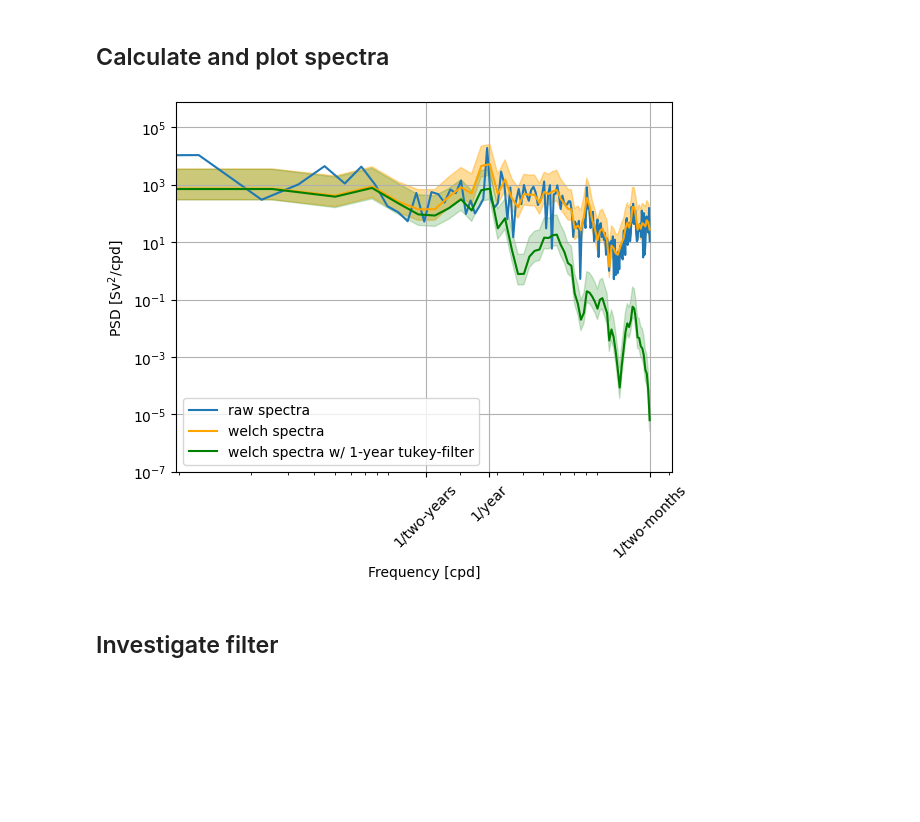
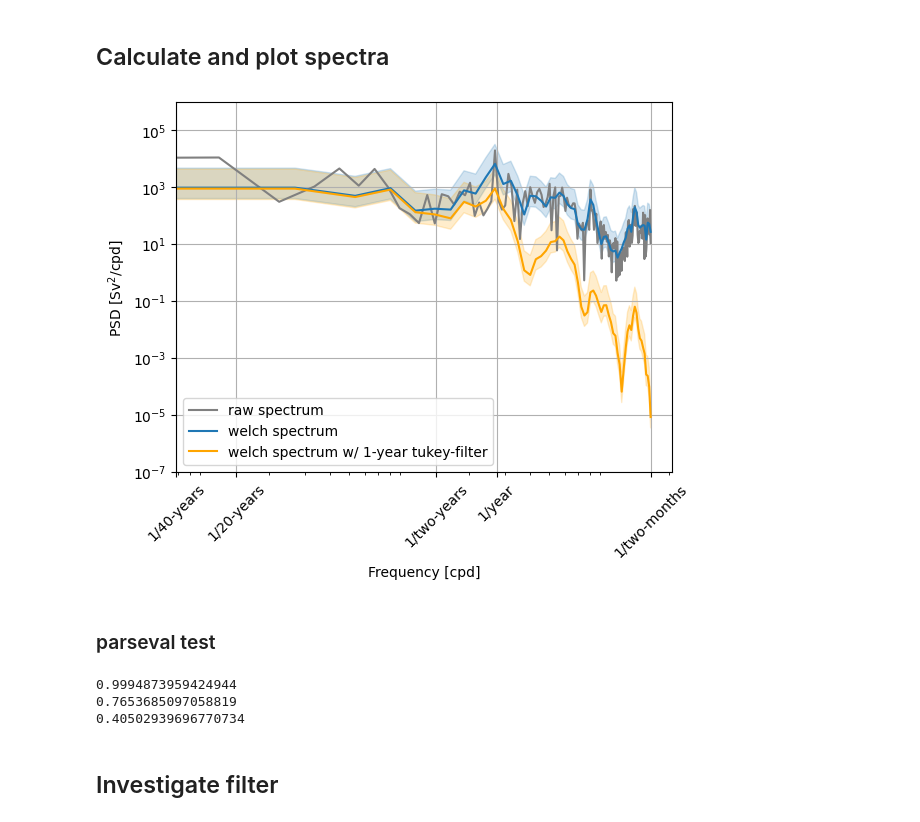
Before and after one commit to arvedlattekamp/arved-assignment2, a Jupyter notebook: notebooks/assignment1.ipynb, the cells around one changed output. Drawn from its saved outputs; the diff is of its cells as text; code cells hidden in the pictures; blank space fills up the shorter version.

```diff
--- a/notebooks/assignment1.ipynb
+++ b/notebooks/assignment1.ipynb
@@ -24,5 +24,5 @@ filtred_MOC=filters.tukey_lowpass(ds["MOC"],12,True)
 # %% [markdown]
 ## Plot timeseries and histogram
 # %%
-plt.rcParams.update({"font.size":14})
+plt.rcParams.update({"font.size":16})
 # %%
@@ -66,31 +81,46 @@ analysis.summary_stats(MOC)
 plt.rcParams.update({"font.size":10})
 # %%
 f,psd=spectra.raw_periodogram(MOC,31)
-fw,psdw,lo,hi=spectra.welch_psd(MOC,31,128,confint=True)
-fwf,psdwf,lof,hif=spectra.welch_psd(filtred_MOC,31,128,confint=True)
+fw,psdw,lo,hi=spectra.welch_psd(MOC,31,120,confint=True)
+fwf,psdwf,lof,hif=spectra.welch_psd(filtred_MOC,31,120,confint=True)
 
 periods = {
         "1/day":    1 / 1,
         "1/week":   1 / 7,
         "1/month":  1 / 30,
         "1/year":   1 / 365,
     }
 
 
-plt.loglog(f,psd,label="raw spectra")
-plt.loglog(fw,psdw,label="welch spectra",c="orange")
-plt.fill_between(fw,psdw*lo,psdw*hi,alpha=0.4,color="orange")
-plt.loglog(fwf,psdwf,label="welch spectra w/ 1-year tukey-filter",c="green")
-plt.fill_between(fwf,psdwf*lof,psdwf*hif,alpha=0.2,color="green")
-plt.xticks([1/730, 1/365, 1/62,],["1/two-years","1/year", "1/two-months"],rotation=45)
+plt.loglog(f,psd,label="raw spectrum", c="grey")
+plt.loglog(fw,psdw,label="welch spectrum",c="tab:blue")
+plt.fill_between(fw,psdw*lo,psdw*hi,alpha=0.2,color="tab:blue")
+plt.loglog(fwf,psdwf,label="welch spectrum w/ 1-year tukey-filter",c="orange")
+plt.fill_between(fwf,psdwf*lof,psdwf*hif,alpha=0.2,color="orange")
+plt.xticks([1/(40*365),1/(20*365),1/730, 1/365, 1/62,],["1/40-years","1/20-years","1/two-years","1/year", "1/two-months"],rotation=45)
 plt.grid(True)
 plt.xlabel("Frequency [cpd]")
 plt.ylabel("PSD [Sv$^2$/cpd]")
 plt.ylim(10e-8)
 plt.legend()
+plt.savefig(r"..\figures\spectrum.png",bbox_inches="tight")
 plt.show()
 # %% [output]
-[figure, old version]
+[figure, new version]
+# %% [markdown]
+### parseval test
+# %%
+parseval_raw=spectra.parseval_ratio(MOC,f,psd)
+parseval_welch=spectra.parseval_ratio(MOC,fw,psdw)
+parseval_welch_f=spectra.parseval_ratio(filtred_MOC,fwf,psdwf)
+
+print(parseval_raw)
+print(parseval_welch)
+print(parseval_welch_f)
+# %% [output]
+0.9994873959424944
+0.7653685097058819
+0.40502939696770734
 # %% [markdown]
 ## Investigate filter
 # %%
```
Also changed, not shown: parts of 8 cells of this notebook, 11 other files.
